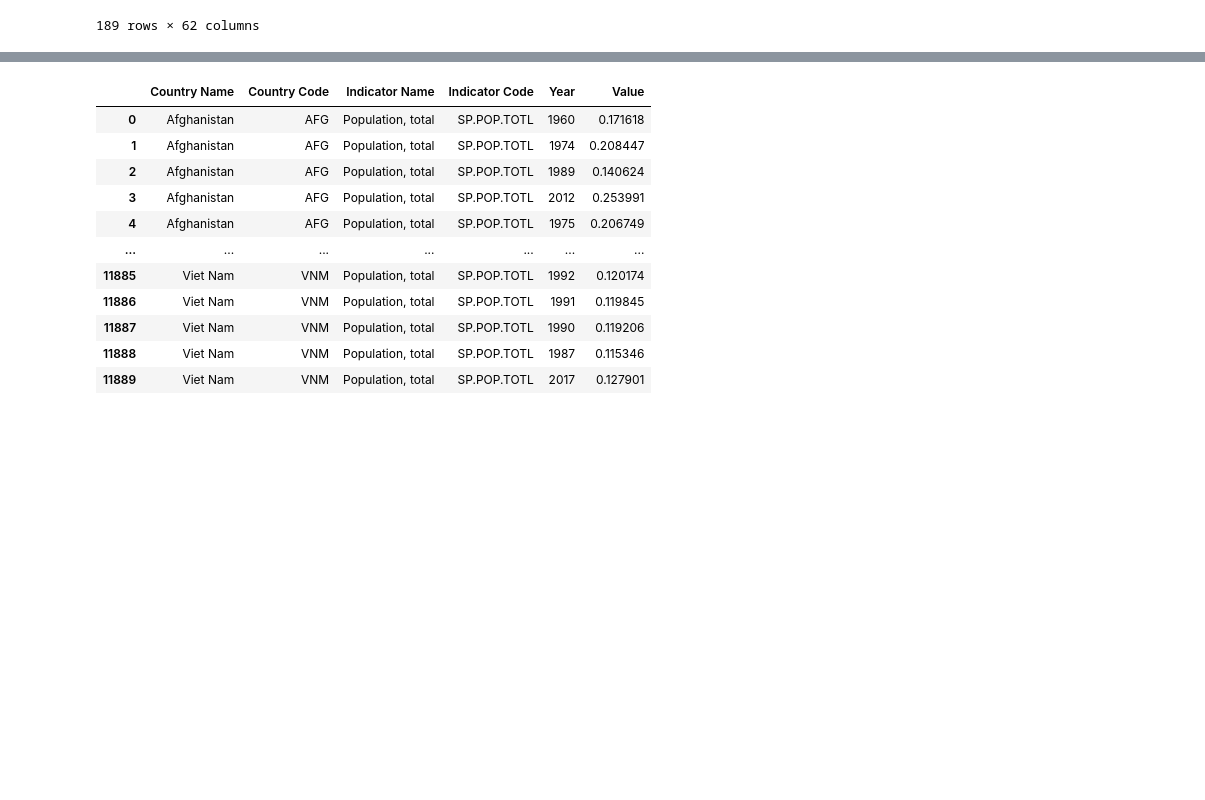
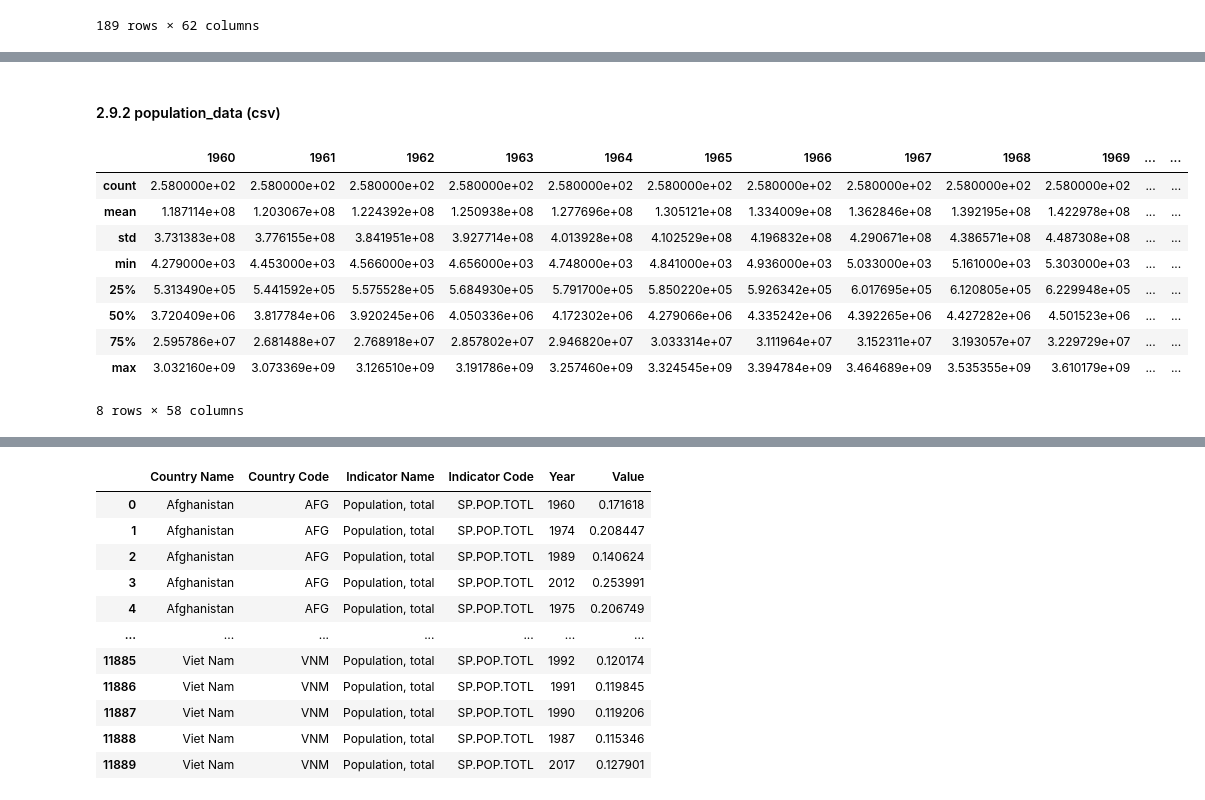
Before and after one commit to arumkinanthi/nimas-sekararum-kinanthi_mini-project_de, a Jupyter notebook: etl.ipynb, the cells around one changed output, grey strips where cells are left out. Drawn from its saved outputs; the diff is of its cells as text; code cells hidden in the pictures; blank space fills up the shorter version.

```diff
--- a/etl.ipynb
+++ b/etl.ipynb
@@ -1116,0 +1148,15 @@ scaled_gdp_data
+# %% [markdown]
+#### 2.9.2 population_data (csv)
+# %%
+population_data_csv_df.describe()
+# %% [output]
+|  | 1960 | 1961 | 1962 | 1963 | 1964 | 1965 | 1966 | 1967 | 1968 | 1969 | ... | ... |
+| count | 2.580000e+02 | 2.580000e+02 | 2.580000e+02 | 2.580000e+02 | 2.580000e+02 | 2.580000e+02 | 2.580000e+02 | 2.580000e+02 | 2.580000e+02 | 2.580000e+02 | ... | ... |
+| mean | 1.187114e+08 | 1.203067e+08 | 1.224392e+08 | 1.250938e+08 | 1.277696e+08 | 1.305121e+08 | 1.334009e+08 | 1.362846e+08 | 1.392195e+08 | 1.422978e+08 | ... | ... |
+| std | 3.731383e+08 | 3.776155e+08 | 3.841951e+08 | 3.927714e+08 | 4.013928e+08 | 4.102529e+08 | 4.196832e+08 | 4.290671e+08 | 4.386571e+08 | 4.487308e+08 | ... | ... |
+| min | 4.279000e+03 | 4.453000e+03 | 4.566000e+03 | 4.656000e+03 | 4.748000e+03 | 4.841000e+03 | 4.936000e+03 | 5.033000e+03 | 5.161000e+03 | 5.303000e+03 | ... | ... |
+| 25% | 5.313490e+05 | 5.441592e+05 | 5.575528e+05 | 5.684930e+05 | 5.791700e+05 | 5.850220e+05 | 5.926342e+05 | 6.017695e+05 | 6.120805e+05 | 6.229948e+05 | ... | ... |
+| 50% | 3.720409e+06 | 3.817784e+06 | 3.920245e+06 | 4.050336e+06 | 4.172302e+06 | 4.279066e+06 | 4.335242e+06 | 4.392265e+06 | 4.427282e+06 | 4.501523e+06 | ... | ... |
+| 75% | 2.595786e+07 | 2.681488e+07 | 2.768918e+07 | 2.857802e+07 | 2.946820e+07 | 3.033314e+07 | 3.111964e+07 | 3.152311e+07 | 3.193057e+07 | 3.229729e+07 | ... | ... |
+| max | 3.032160e+09 | 3.073369e+09 | 3.126510e+09 | 3.191786e+09 | 3.257460e+09 | 3.324545e+09 | 3.394784e+09 | 3.464689e+09 | 3.535355e+09 | 3.610179e+09 | ... | ... |
+8 rows × 58 columns
```
Also changed, not shown: parts of 30 cells of this notebook, 2 other files.
